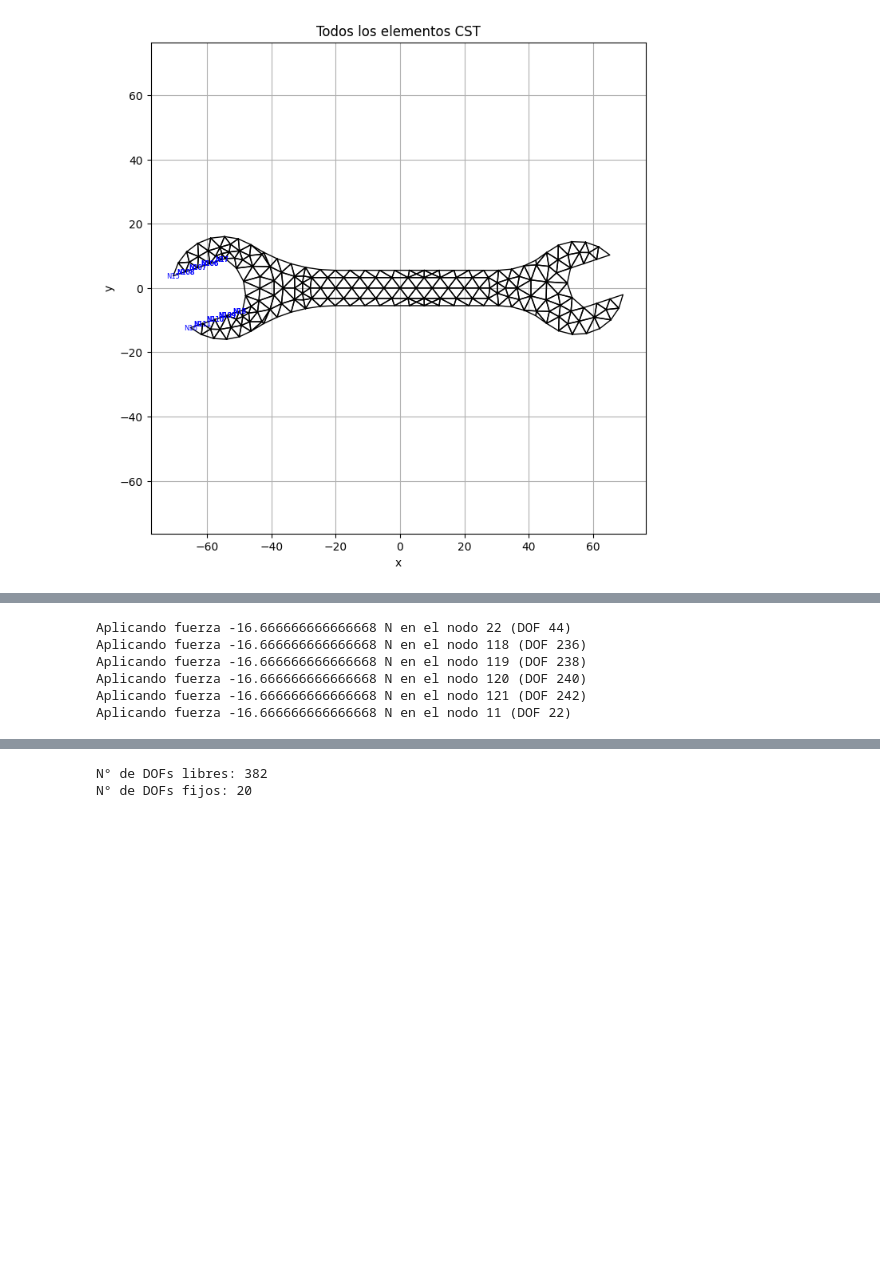
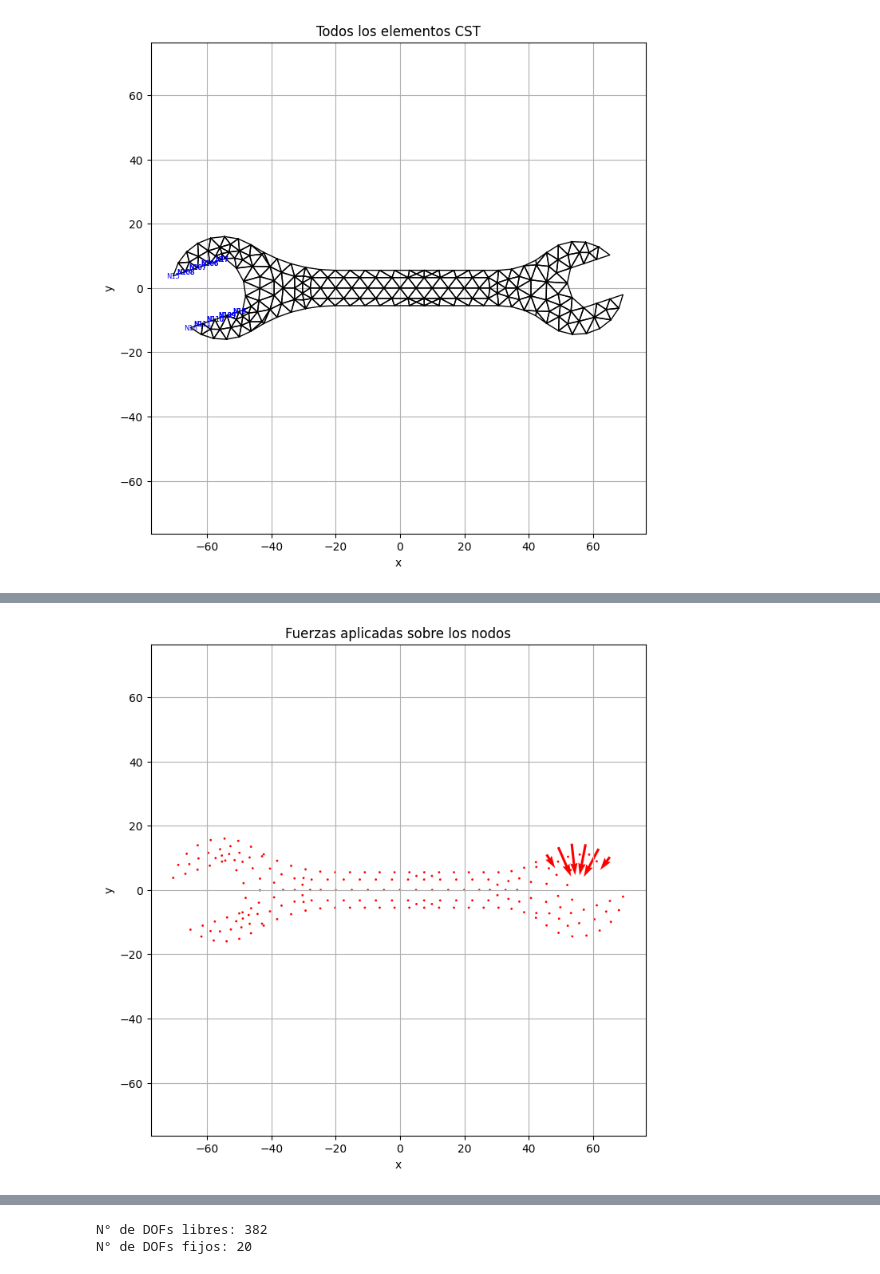
Before and after one commit to LukasWolff2002/TAREA_2_FINITE, a Jupyter notebook: ENTREGA_6/codigo.ipynb, the cells around one changed output, grey strips where cells are left out. Saved outputs shown, nothing was run; the diff lists cells and outputs as text; code cells hidden in the pictures; blank space fills up the shorter version.

```diff
--- a/ENTREGA_6/codigo.ipynb
+++ b/ENTREGA_6/codigo.ipynb
@@ -306,18 +387,62 @@ estructure = Solve(nodes, elements)
 # %%
-# Aplicar fuerza vertical arbitraria en el grupo "Fuerza"
-if "Fuerza" in grupos:
-    nodos_fuerza = grupos["Fuerza"]
-    Py_total = -100.0  # N negativos = hacia abajo (puedes cambiarlo)
-    f_por_nodo = Py_total / len(nodos_fuerza)
 
-    for nodo in nodos_fuerza:
-        dof_y = nodo.id * 2
-        print(f"Aplicando fuerza {f_por_nodo} N en el nodo {nodo.id} (DOF {dof_y})")
-        estructure.apply_force(dof_index=dof_y, value=-5000.0)  # Por ejemplo, 50 N hacia abajo
+for element in elements:
+    centroid = element.get_centroid()
+
+    area = element.area / 100**2
+    espesor = element.section.thickness / 100
+    peso = area * espesor * rho * 9.81
+
+    #Agrego la fuerza al elemento
+    F_interna = element.apply_point_body_force(x=centroid[0], y=centroid[1],force_vector=[0, peso])
+
+    for i in range(len(F_interna)):
+        F_interna[i] =abs(F_interna[i])*-1
+
+    node_a = element.node_list[0]
+    node_b = element.node_list[1]
+    node_c = element.node_list[2]
+
+    dof_a = node_a.id * 2
+    dof_b = node_b.id * 2
+    dof_c = node_c.id * 2
+
+    #Ahora agrego las cargas de peso propio
+
+    estructure.apply_force(dof_index=dof_a, value=F_interna[1])
+    estructure.apply_force(dof_index=dof_b, value=F_interna[3])
+    estructure.apply_force(dof_index=dof_c, value=F_interna[5])
-# %% [output]
-Aplicando fuerza -16.666666666666668 N en el nodo 22 (DOF 44)
-Aplicando fuerza -16.666666666666668 N en el nodo 118 (DOF 236)
-Aplicando fuerza -16.666666666666668 N en el nodo 119 (DOF 238)
-Aplicando fuerza -16.666666666666668 N en el nodo 120 (DOF 240)
-Aplicando fuerza -16.666666666666668 N en el nodo 121 (DOF 242)
-Aplicando fuerza -16.666666666666668 N en el nodo 11 (DOF 22)
+# %%
+import matplotlib.pyplot as plt
+
+def plot_applied_forces(nodes, f_vector, scale=1e-2):
+    """
+    Grafica las fuerzas aplicadas en los nodos como flechas (quiver).
+    - nodes: lista de nodos
+    - f_vector: vector global de fuerzas
+    - scale: factor para visualizar flechas
+    """
+    plt.figure(figsize=(8, 8))
+    plt.title("Fuerzas aplicadas sobre los nodos")
+    plt.xlabel("x")
+    plt.ylabel("y")
+    plt.axis('equal')
+    plt.grid(True)
+
+    for node in nodes:
+        dof_x, dof_y = node.dofs
+        fx = f_vector[dof_x][0] if dof_x < len(f_vector) else 0.0
+        fy = f_vector[dof_y][0] if dof_y < len(f_vector) else 0.0
+
+        if not np.isclose(fx, 0.0) or not np.isclose(fy, 0.0):
+            plt.quiver(node.x, node.y, fx, fy, angles='xy', scale_units='xy',
+                       scale=1/scale, color='red', width=0.005)
+            #plt.text(node.x, node.y, f'N{node.id}', fontsize=6, color='black')
+
+    plt.show()
+
+f = estructure.f_original if hasattr(estructure, 'f_original') else estructure.f_global
+
+plot_applied_forces(estructure.nodes, f, scale=0.5)
+# %% [output]
+[figure, added]
```
Also changed, not shown: parts of 12 cells of this notebook, 42 other files.
